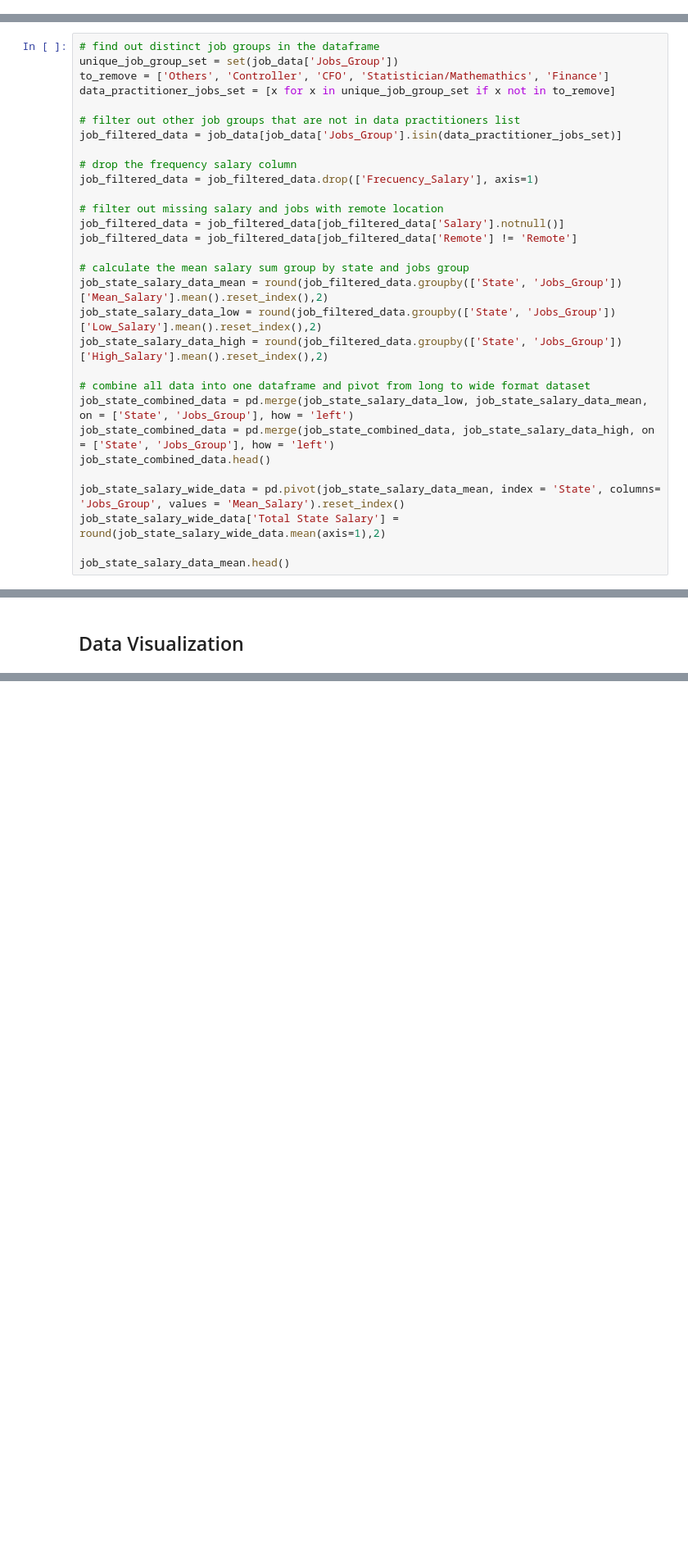
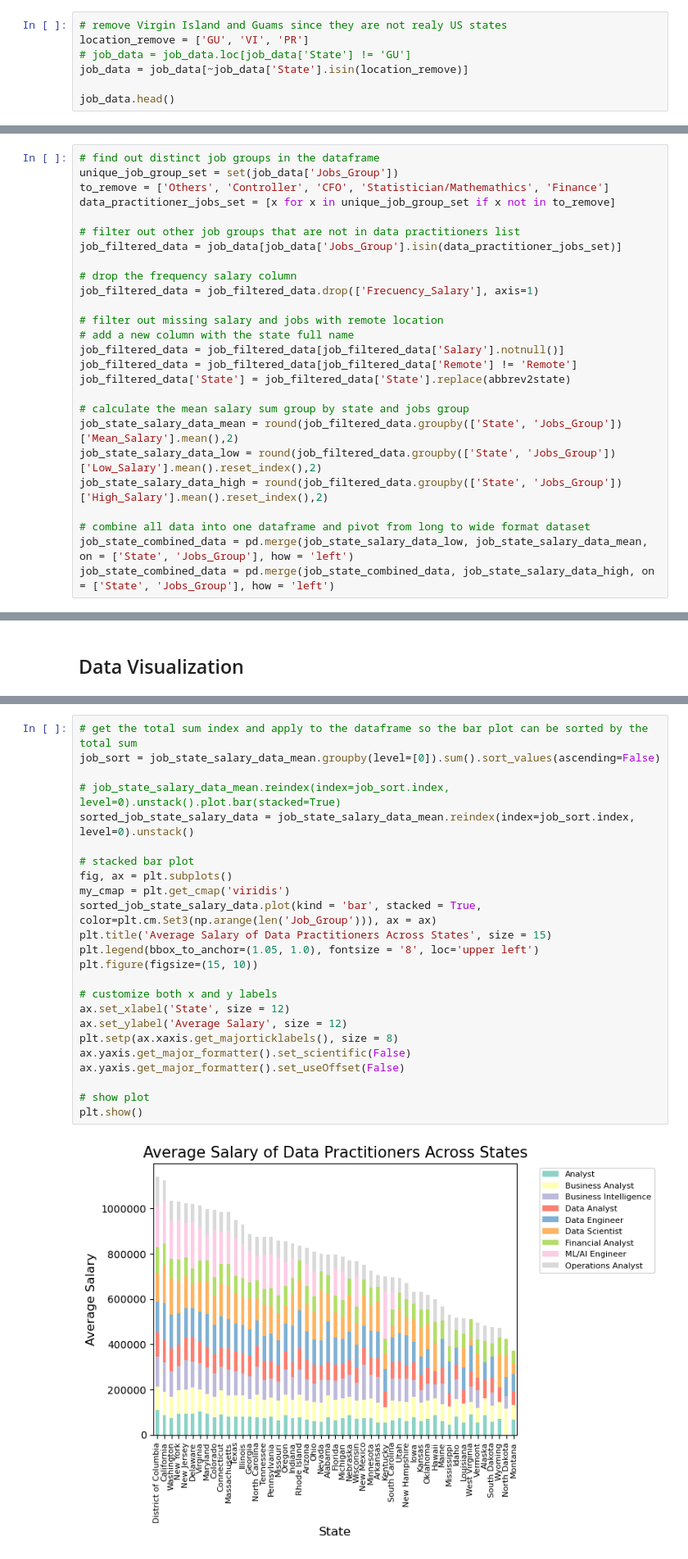
Before and after one commit to eddiexunyc/data_608_story_4, a Jupyter notebook: DATA608_Assignment_4_Eddie_Xu.ipynb, the cells around one changed output, grey strips where cells are left out. Shown at 82% size. Saved outputs shown, nothing was run; the diff lists cells and outputs as text; blank space fills up the shorter version.

Commit message:
finished stacked bar

```diff
--- a/DATA608_Assignment_4_Eddie_Xu.ipynb
+++ b/DATA608_Assignment_4_Eddie_Xu.ipynb
@@ -56,0 +43,7 @@ job_data.head(10)
+# %%
+# remove Virgin Island and Guams since they are not realy US states
+location_remove = ['GU', 'VI', 'PR']
+# job_data = job_data.loc[job_data['State'] != 'GU']
+job_data = job_data[~job_data['State'].isin(location_remove)]
+
+job_data.head()
@@ -69,20 +124,16 @@ job_filtered_data = job_data[job_data['Jobs_Group'].isin(data_practitioner_jobs_
 job_filtered_data = job_filtered_data.drop(['Frecuency_Salary'], axis=1)
 
 # filter out missing salary and jobs with remote location
+# add a new column with the state full name
 job_filtered_data = job_filtered_data[job_filtered_data['Salary'].notnull()]
 job_filtered_data = job_filtered_data[job_filtered_data['Remote'] != 'Remote']
+job_filtered_data['State'] = job_filtered_data['State'].replace(abbrev2state)
 
 # calculate the mean salary sum group by state and jobs group
-job_state_salary_data_mean = round(job_filtered_data.groupby(['State', 'Jobs_Group'])['Mean_Salary'].mean().reset_index(),2)
+job_state_salary_data_mean = round(job_filtered_data.groupby(['State', 'Jobs_Group'])['Mean_Salary'].mean(),2)
 job_state_salary_data_low = round(job_filtered_data.groupby(['State', 'Jobs_Group'])['Low_Salary'].mean().reset_index(),2)
 job_state_salary_data_high = round(job_filtered_data.groupby(['State', 'Jobs_Group'])['High_Salary'].mean().reset_index(),2)
 
 # combine all data into one dataframe and pivot from long to wide format dataset
 job_state_combined_data = pd.merge(job_state_salary_data_low, job_state_salary_data_mean, on = ['State', 'Jobs_Group'], how = 'left')
 job_state_combined_data = pd.merge(job_state_combined_data, job_state_salary_data_high, on = ['State', 'Jobs_Group'], how = 'left')
-job_state_combined_data.head()
-
-job_state_salary_wide_data = pd.pivot(job_state_salary_data_mean, index = 'State', columns= 'Jobs_Group', values = 'Mean_Salary').reset_index()
-job_state_salary_wide_data['Total State Salary'] = round(job_state_salary_wide_data.mean(axis=1),2)
-
-job_state_salary_data_mean.head()
@@ -109,0 +142,26 @@ plt.show()
+# %%
+# get the total sum index and apply to the dataframe so the bar plot can be sorted by the total sum
+job_sort = job_state_salary_data_mean.groupby(level=[0]).sum().sort_values(ascending=False)
+
+# job_state_salary_data_mean.reindex(index=job_sort.index, level=0).unstack().plot.bar(stacked=True)
+sorted_job_state_salary_data = job_state_salary_data_mean.reindex(index=job_sort.index, level=0).unstack()
+
+# stacked bar plot
+fig, ax = plt.subplots()
+my_cmap = plt.get_cmap('viridis')
+sorted_job_state_salary_data.plot(kind = 'bar', stacked = True, color=plt.cm.Set3(np.arange(len('Job_Group'))), ax = ax)
+plt.title('Average Salary of Data Practitioners Across States', size = 15)
+plt.legend(bbox_to_anchor=(1.05, 1.0), fontsize = '8', loc='upper left')
+plt.figure(figsize=(15, 10))
+
+# customize both x and y labels
+ax.set_xlabel('State', size = 12)
+ax.set_ylabel('Average Salary', size = 12)
+plt.setp(ax.xaxis.get_majorticklabels(), size = 8)
+ax.yaxis.get_major_formatter().set_scientific(False)
+ax.yaxis.get_major_formatter().set_useOffset(False)
+
+# show plot
+plt.show()
+# %% [output]
+[figure, added]
```
Also changed, not shown: parts of 9 cells of this notebook.
